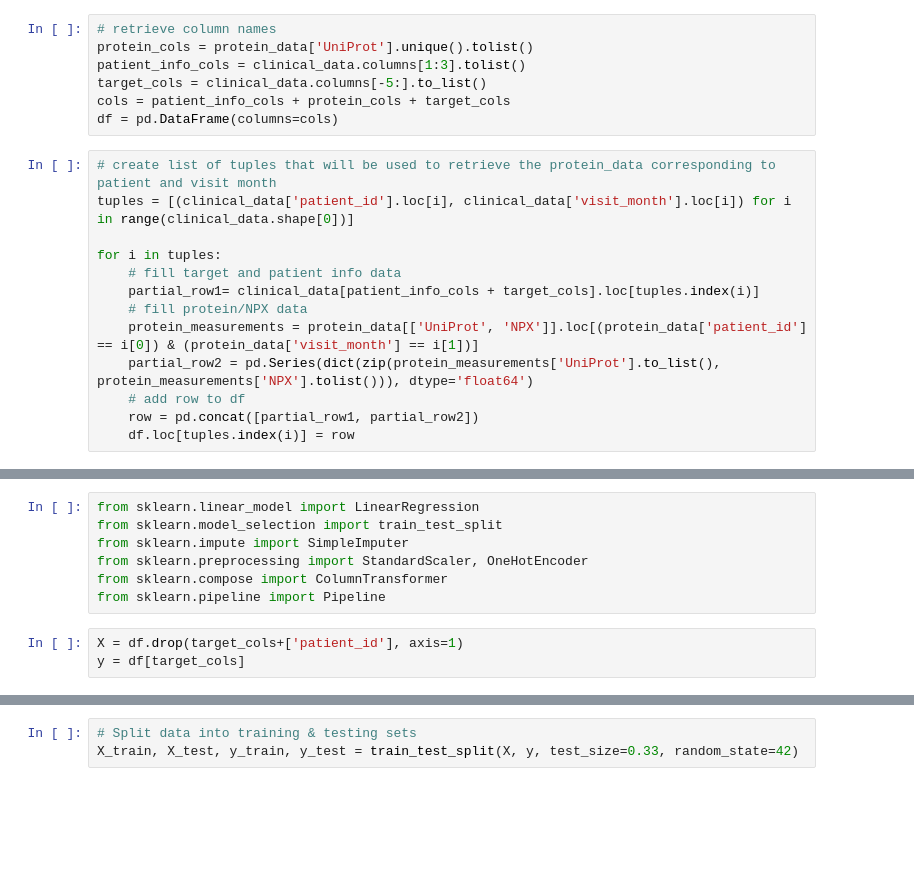
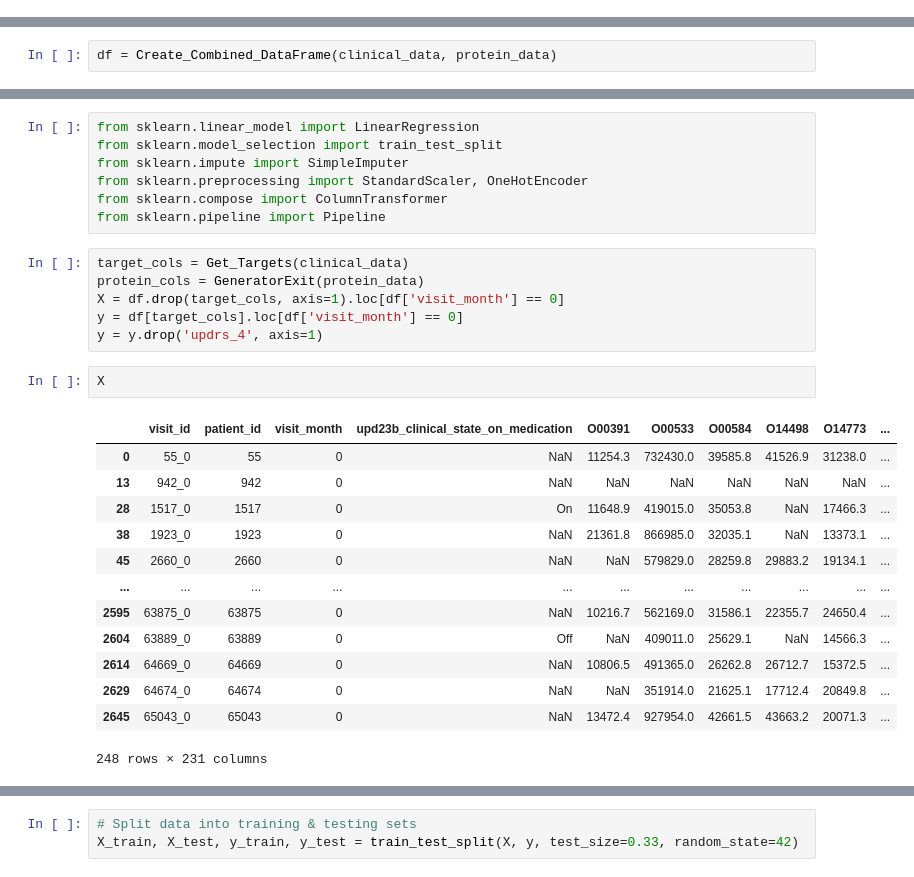
Before and after one commit to cody1444/EE445-Kaggle-Competiton, a Jupyter notebook: code.ipynb, the cells around one changed output, grey strips where cells are left out. Drawn from its saved outputs; the diff is of its cells as text; blank space fills up the shorter version.

```diff
--- a/code.ipynb
+++ b/code.ipynb
@@ -14,23 +20,3 @@ peptide_data = pd.read_csv(train_peptides)
 supp_data = pd.read_csv(train_supp_clinical)
 # %% [markdown]
 ### Initialize DF:
-# %%
-# retrieve column names
-protein_cols = protein_data['UniProt'].unique().tolist()
-patient_info_cols = clinical_data.columns[1:3].tolist()
-target_cols = clinical_data.columns[-5:].to_list()
-cols = patient_info_cols + protein_cols + target_cols
-df = pd.DataFrame(columns=cols)
-# %%
-# create list of tuples that will be used to retrieve the protein_data corresponding to patient and visit month
-tuples = [(clinical_data['patient_id'].loc[i], clinical_data['visit_month'].loc[i]) for i in range(clinical_data.shape[0])]
-
-for i in tuples:
-    # fill target and patient info data
-    partial_row1= clinical_data[patient_info_cols + target_cols].loc[tuples.index(i)]
-    # fill protein/NPX data
-    protein_measurements = protein_data[['UniProt', 'NPX']].loc[(protein_data['patient_id'] == i[0]) & (protein_data['visit_month'] == i[1])]
-    partial_row2 = pd.Series(dict(zip(protein_measurements['UniProt'].to_list(), protein_measurements['NPX'].tolist())), dtype='float64')
-    # add row to df
-    row = pd.concat([partial_row1, partial_row2])
-    df.loc[tuples.index(i)] = row
@@ -52,0 +99,2 @@ df
+# %%
+df = Create_Combined_DataFrame(clinical_data, protein_data)
@@ -60,5 +165,24 @@ from sklearn.preprocessing import StandardScaler, OneHotEncoder
 from sklearn.compose import ColumnTransformer
 from sklearn.pipeline import Pipeline
 # %%
-X = df.drop(target_cols+['patient_id'], axis=1)
-y = df[target_cols]
+target_cols = Get_Targets(clinical_data)
+protein_cols = GeneratorExit(protein_data)
+X = df.drop(target_cols, axis=1).loc[df['visit_month'] == 0]
+y = df[target_cols].loc[df['visit_month'] == 0]
+y = y.drop('updrs_4', axis=1)
+# %%
+X
+# %% [output]
+|  | visit_id | patient_id | visit_month | upd23b_clinical_state_on_medication | O00391 | O00533 | O00584 | O14498 | O14773 | ... |
+| 0 | 55_0 | 55 | 0 | NaN | 11254.3 | 732430.0 | 39585.8 | 41526.9 | 31238.0 | ... |
+| 13 | 942_0 | 942 | 0 | NaN | NaN | NaN | NaN | NaN | NaN | ... |
+| 28 | 1517_0 | 1517 | 0 | On | 11648.9 | 419015.0 | 35053.8 | NaN | 17466.3 | ... |
+| 38 | 1923_0 | 1923 | 0 | NaN | 21361.8 | 866985.0 | 32035.1 | NaN | 13373.1 | ... |
+| 45 | 2660_0 | 2660 | 0 | NaN | NaN | 579829.0 | 28259.8 | 29883.2 | 19134.1 | ... |
+| ... | ... | ... | ... | ... | ... | ... | ... | ... | ... | ... |
+| 2595 | 63875_0 | 63875 | 0 | NaN | 10216.7 | 562169.0 | 31586.1 | 22355.7 | 24650.4 | ... |
+| 2604 | 63889_0 | 63889 | 0 | Off | NaN | 409011.0 | 25629.1 | NaN | 14566.3 | ... |
+| 2614 | 64669_0 | 64669 | 0 | NaN | 10806.5 | 491365.0 | 26262.8 | 26712.7 | 15372.5 | ... |
+| 2629 | 64674_0 | 64674 | 0 | NaN | NaN | 351914.0 | 21625.1 | 17712.4 | 20849.8 | ... |
+| 2645 | 65043_0 | 65043 | 0 | NaN | 13472.4 | 927954.0 | 42661.5 | 43663.2 | 20071.3 | ... |
+248 rows × 231 columns
```
Also changed, not shown: parts of 12 cells of this notebook.
